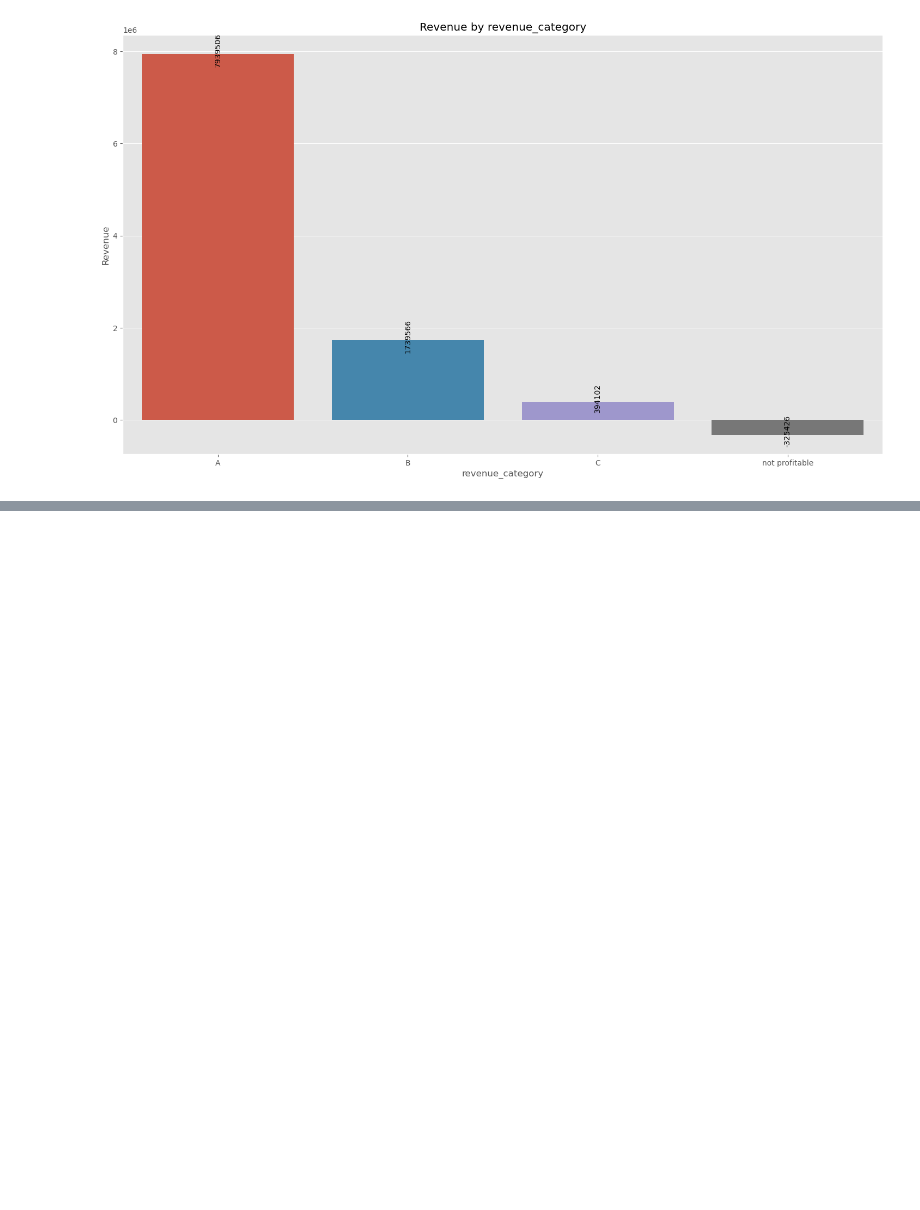
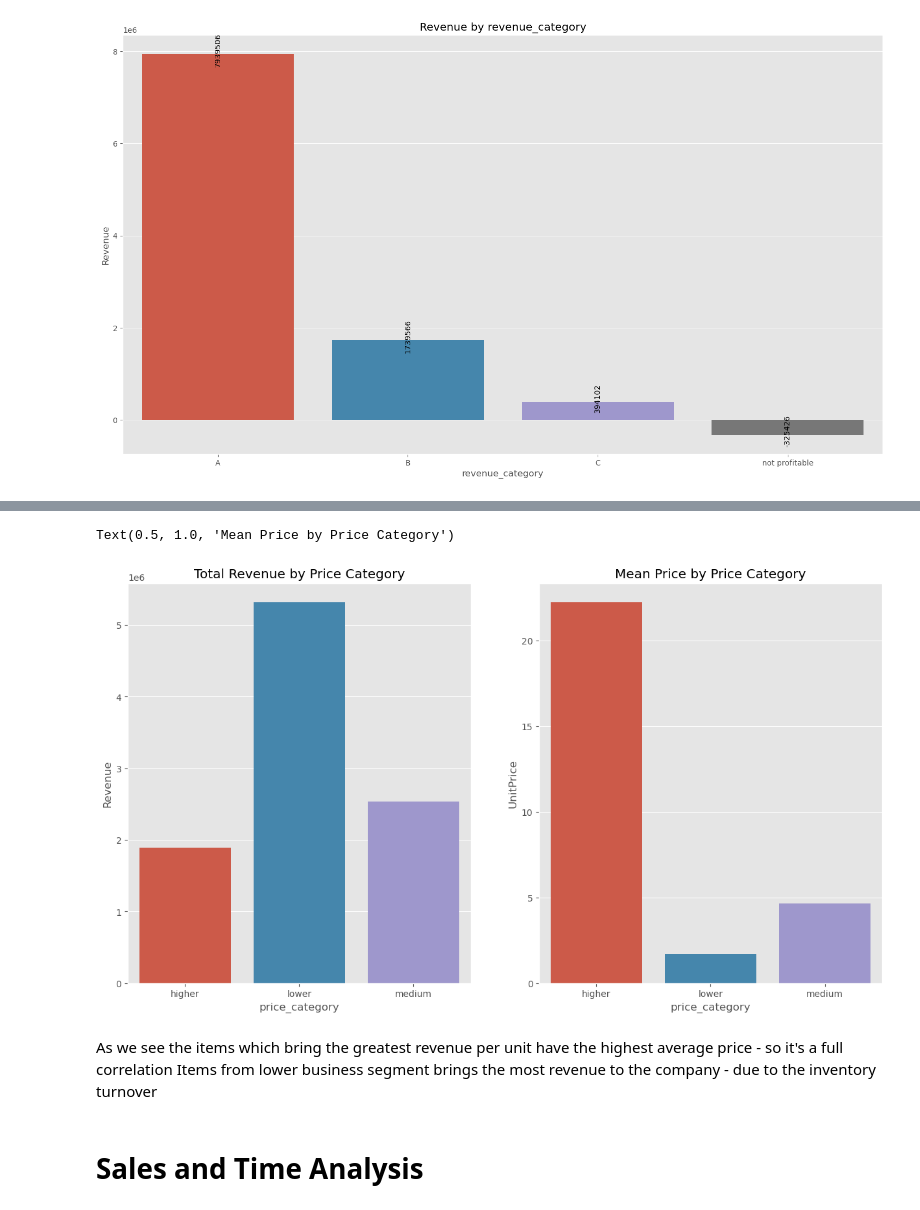
Before and after one commit to obaliuta/tata_retail_eda_visual, a Jupyter notebook: notebook.ipynb, the cells around one changed output, grey strips where cells are left out. Drawn from its saved outputs; the diff is of its cells as text; code cells hidden in the pictures; blank space fills up the shorter version.

```diff
--- a/notebook.ipynb
+++ b/notebook.ipynb
@@ -366,0 +465,15 @@ for i in ['Region', 'price_category', 'revenue_category']:
+# %%
+fig, axs = plt.subplots(1,2, figsize =(15,8))
+
+sns.barplot(x = 'price_category', y='Revenue', data = df[df['price_category']!='not profitable'].groupby('price_category')['Revenue'].sum().reset_index(), ax=axs[0])
+sns.barplot(x = 'price_category', y='UnitPrice', data = df[df['price_category']!='not profitable'].groupby('price_category')['UnitPrice'].mean().reset_index(), ax=axs[1])
+axs[0].set_title('Total Revenue by Price Category')
+axs[1].set_title('Mean Price by Price Category')
+# %% [output]
+Text(0.5, 1.0, 'Mean Price by Price Category')
+[figure, added]
+# %% [markdown]
+As we see the items which bring the greatest revenue per unit have the highest average price - so it's a full correlation
+Items from lower business segment brings the most revenue to the company - due to the inventory turnover
+# %% [markdown]
+# Sales and Time Analysis
```
Also changed, not shown: parts of 18 cells of this notebook.
